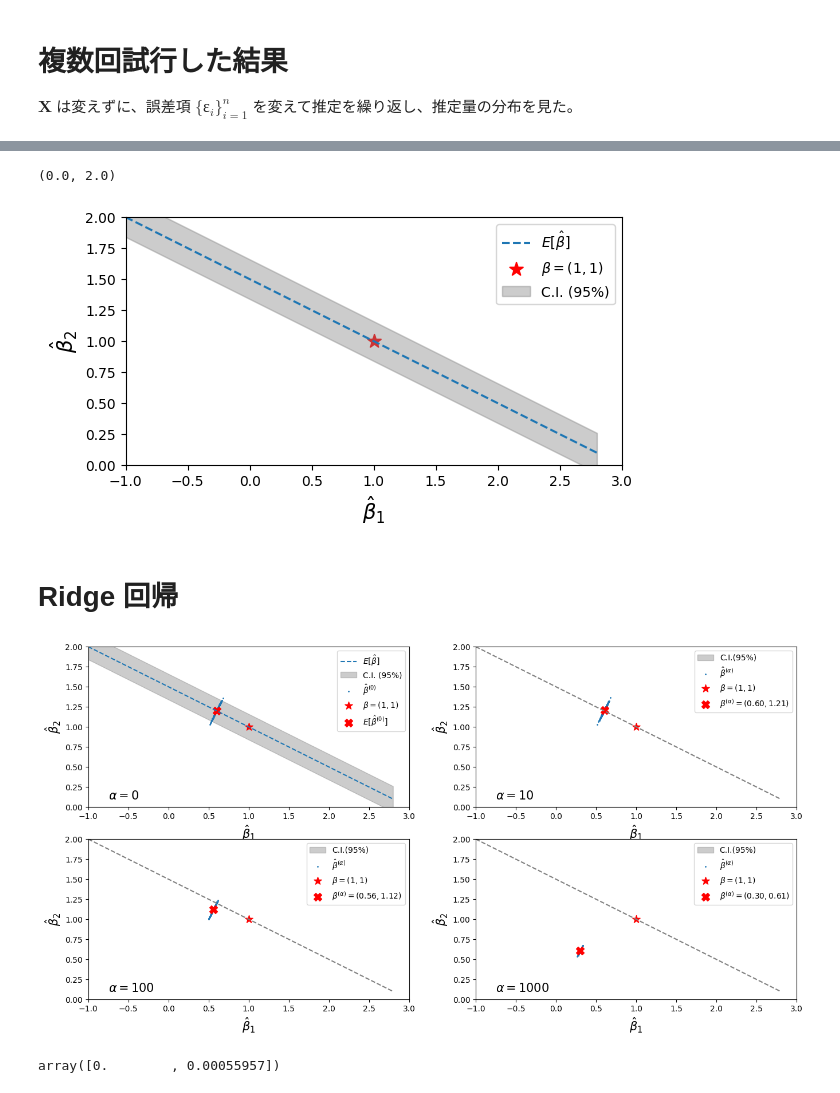
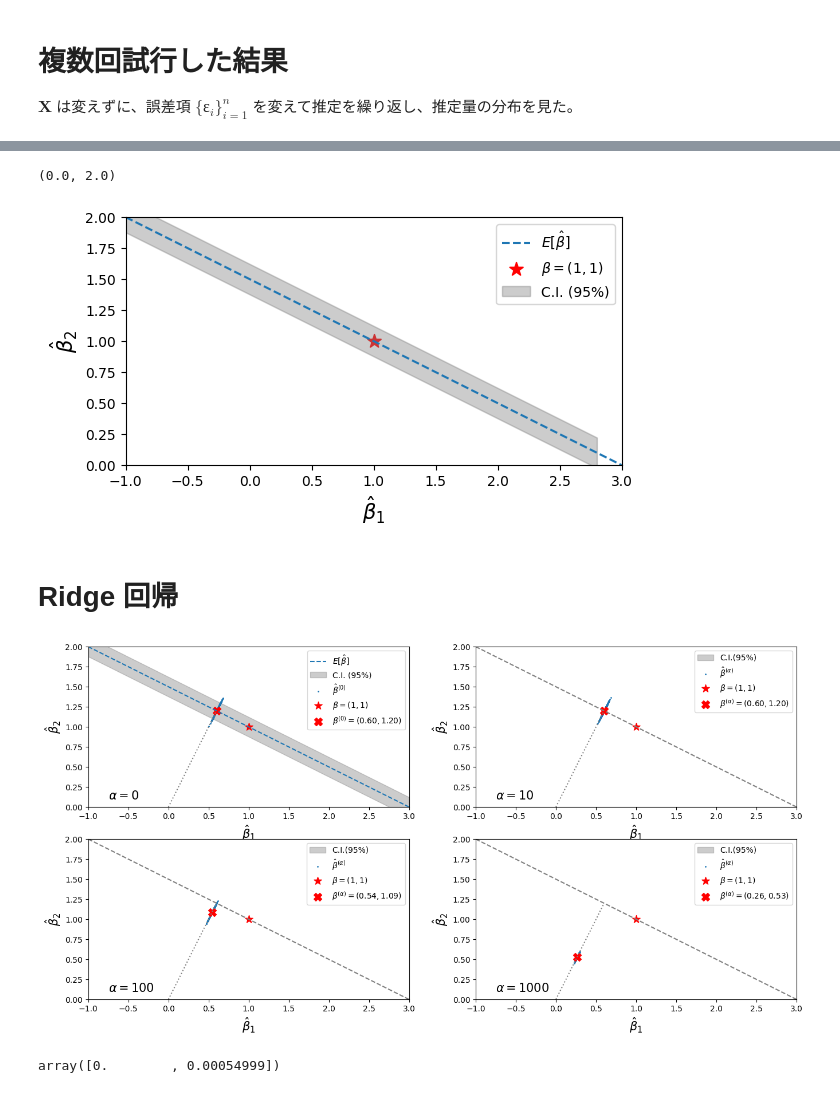
Before and after one commit to tatamiya/blog_artifacts, a Jupyter notebook: zenn/20230918_multicolinearity/完全な多重共線性があるときの線形回帰係数の分布.ipynb, the cells around one changed output, grey strips where cells are left out. Cells and saved outputs as stored; diff of their text form; code cells hidden in the pictures.

```diff
--- a/zenn/20230918_multicolinearity/完全な多重共線性があるときの線形回帰係数の分布.ipynb
+++ b/zenn/20230918_multicolinearity/完全な多重共線性があるときの線形回帰係数の分布.ipynb
@@ -68,6 +68,6 @@ array([1.62250939, 0.57174029, 1.14348059])
 # %%
 def plot_line(func, x_min, x_max, ax, **args):
-  _x = x_min + (x_max - x_min) * np.arange(0, 1, 1/20)
+  _x = x_min + (x_max - x_min) * np.arange(0, 1+1/20, 1/20)
   _y = func(_x)
 
   return ax.plot(_x, _y, **args)
@@ -191,11 +191,11 @@ ax.set_xlim(x_min, x_max)
 ax.set_ylim(0,(x_max - x_min)*0.5)
 # %% [output]
 (0.0, 2.0)
-[figure, old version]
+[figure, new version]
 # %% [markdown]
 # Ridge 回帰
 # %%
-np.random.seed(17)
+np.random.seed(7)
 
 sample_size=10
 
@@ -234,15 +234,16 @@ x_min = -1.0
 x_max = 3.0
 
 plot_line(lambda x: -0.5*x + 1.5, x_min, x_max, ax, ls="--", label="$E[\\hat{\\beta}]$")
+plot_line(lambda x: 2*x, 0, beta0[1], ax, ls=":", color="gray")
 
-_x = x_min + (x_max - x_min) * np.arange(0, 1, 1/20)
+_x = x_min + (x_max - x_min) * np.arange(0, 1+1/20, 1/20)
 y_upper = -0.5*_x + c_threshold_upper
 y_lower = -0.5*_x + c_threshold_lower
 
 ax.fill_between(_x, y_lower, y_upper, alpha=0.4, color="gray", label="C.I. (95%)")
 ax.scatter(x=beta1_hat, y=beta2_hat, s=1, label="$\\hat{\\beta}^{(0)}$")
 ax.scatter(beta[1], beta[2], color="red", s=100, marker="*", label="$\\beta=(1,1)$")
-ax.scatter(beta0[1], beta0[2], color="red", s=100, marker="X", label="$E[\\hat{\\beta}^{(0)}]$")
+ax.scatter(beta0[1], beta0[2], color="red", s=100, marker="X", label="$\\beta^{{(0)}}=({:.2f},{:.2f})$".format(beta0[1], beta0[2]))
 
 
 
@@ -294,35 +295,36 @@ for alpha, ax in zip((10, 100, 1000), axes.flatten()[1:]):
 
   ## 推定量分布の95%領域を表す楕円
   z_alpha = norm.ppf(0.975)
   cov = sigma ** 2 * (ridge_mat @ xtx @ ridge_mat)[1:, 1:]  # 推定量の分散共分散行列
   cov_eig_val, cov_eig_vec = np.linalg.eig(cov)
   ellipse_width = np.sqrt(cov_eig_val[0]) * z_alpha * 2
   ellipse_height = np.sqrt(cov_eig_val[1]) * z_alpha * 2
   ellipse_angle = np.arctan2(cov_eig_vec[1,0], cov_eig_vec[0,0]) / np.pi * 180
 
   ellipse = Ellipse((ridge_beta[1], ridge_beta[2]), width=ellipse_width, height=ellipse_height, angle=ellipse_angle, color="gray", alpha=0.4, label="C.I.(95%)")
   ax.add_patch(ellipse)
 
   plot_line(lambda x: -0.5*x + 1.5, x_min, x_max, ax, ls="--", color="gray")
+  plot_line(lambda x: 2*x, 0, beta0[1], ax, ls=":", color="gray")
 
   ax.scatter(x=beta1_hat, y=beta2_hat, s=1, label="$\\hat{\\beta}^{{(\\alpha)}}$")
 
   ax.scatter(beta[1], beta[2], color="red", s=100, marker="*", label="$\\beta=(1,1)$")
   ax.scatter(ridge_beta[1], ridge_beta[2], color="red", s=100, marker="X", label="$\\beta^{{(\\alpha)}}=({:.2f},{:.2f})$".format(ridge_beta[1], ridge_beta[2]))
 
   #ax.text(-0.75,0.3, "$\\rho={}$".format(rho), fontsize=15)
   ax.text(-0.75,0.1, "$\\alpha = {}$".format(alpha), fontsize=15)
 
   ax.legend()
 
   ax.set_xlim(x_min, x_max)
   ax.set_ylim(0,(x_max - x_min) * 0.5)
 
   ax.set_xlabel("$\\hat{\\beta}_1$", fontsize="15")
   ax.set_ylabel("$\\hat{\\beta}_2$", fontsize="15")
 # %% [output]
-[figure, old version]
+[figure, new version]
 # %%
 cov_eig_val
 # %% [output]
-array([0.        , 0.00055957])
+array([0.        , 0.00054999])
```
Also changed, not shown: parts of 9 cells of this notebook.
